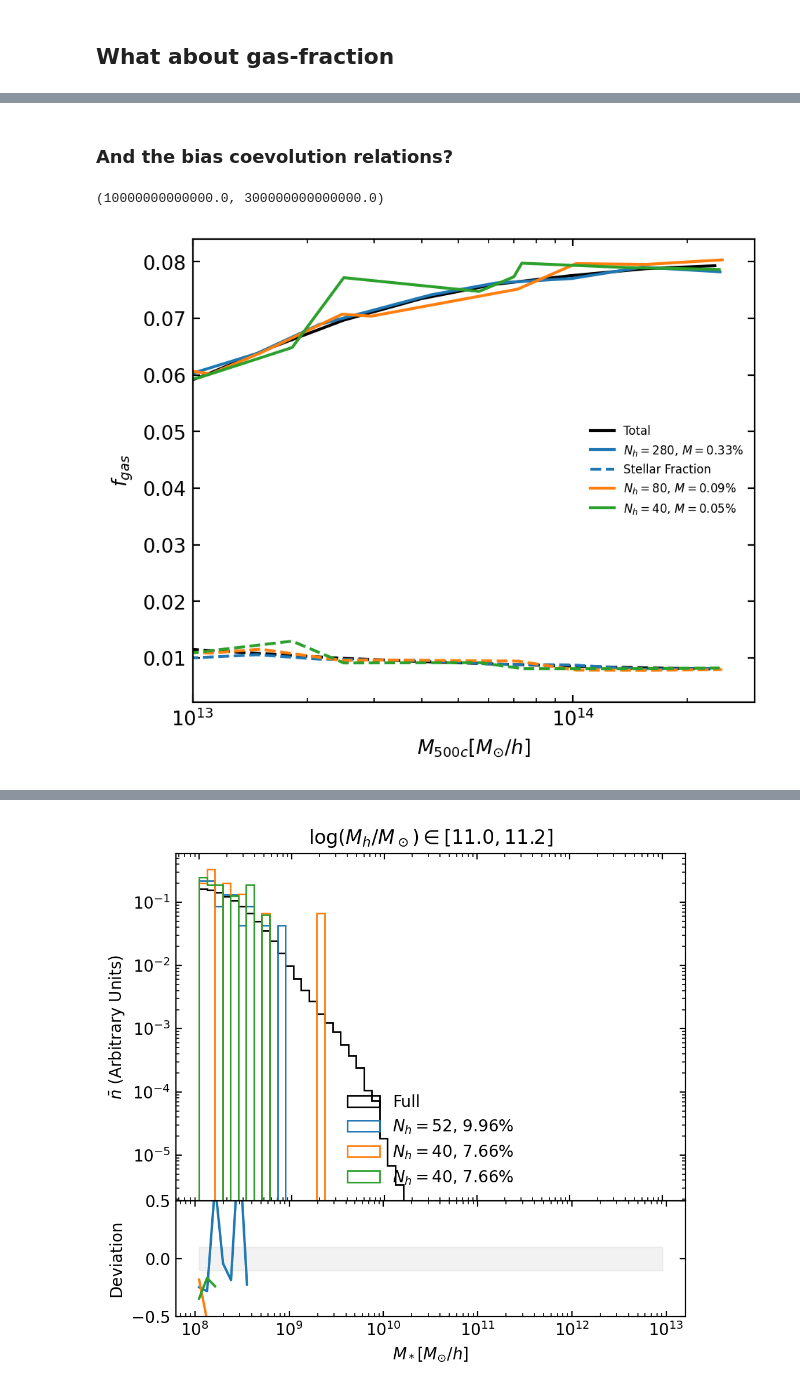
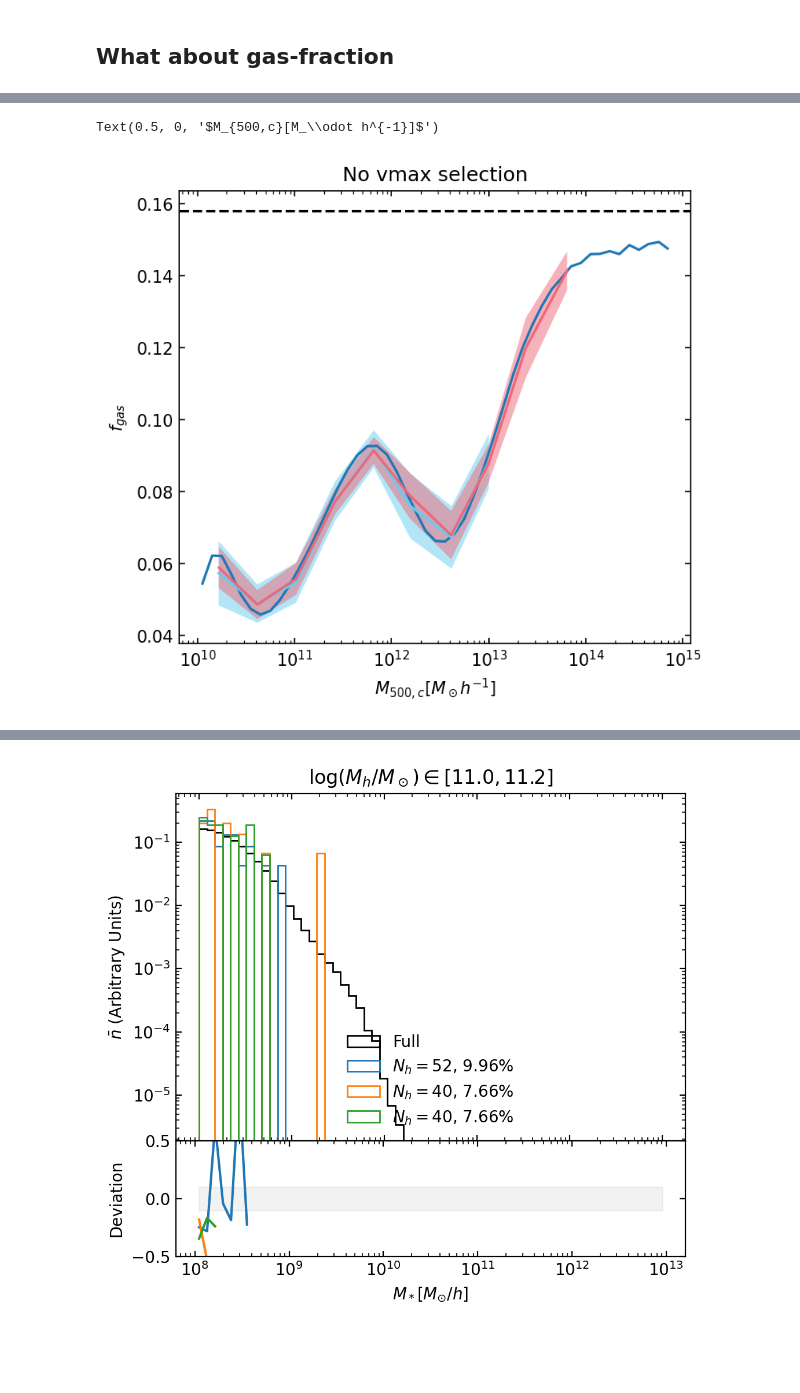
Before and after one commit to fgmaion/MTNG-resims, a Jupyter notebook: Notebooks/estimate_halo_number_DM-MTNG.ipynb, the cells around one changed output, grey strips where cells are left out. Cells and saved outputs as stored; diff of their text form; code cells hidden in the pictures; blank space fills up the shorter version.

```diff
--- a/Notebooks/estimate_halo_number_DM-MTNG.ipynb
+++ b/Notebooks/estimate_halo_number_DM-MTNG.ipynb
@@ -465,38 +427,0 @@ for s in range(len(sels)):
-# %% [markdown]
-### And the bias coevolution relations?
-# %%
-fig = plt.figure(dpi=200, figsize=(5,5.5))
-
-ax1=fig.add_axes((.1,.3,.8,.6))
-
-ax1.set_xscale('log')
-
-ax1.plot(m500c['total'], f_gas['total'], color='k', label='Total')
-ax1.plot(m500c['total'], f_stel['total'], color='k', ls='--')
-
-for s in range(1, len(sels)):
-    label='$N_h={:d}$, $M={:.2f}\%$'.format(n_sum[sels[s]], 100*m_sum[sels[s]]/M_tot/1e10)
-    ax1.plot(m500c[sels[s]], f_gas[sels[s]], color='C{:d}'.format(s-1), label=label)
-    if(s==1):
-        ax1.plot(m500c[sels[s]], f_stel[sels[s]], color='C{:d}'.format(s-1), ls='--', label='Stellar Fraction')
-    else:
-        ax1.plot(m500c[sels[s]], f_stel[sels[s]], color='C{:d}'.format(s-1), ls='--')
-
-ax1.legend(fontsize=6)
-
-ax1.set_ylabel('$f_{gas}$')
-ax1.set_xlabel('$M_{500c}[M_{\odot}/h]$')
-
-ax1.set_xlim(1e13, 3e14)
-
-# ax1.set_title('$\log(M_h/M_\odot) \in [{:.1f},{:.1f}]$'.format(mass_edges[m][0], mass_edges[m][1]))
-
-# ax2=fig.add_axes((.1,.1,.8,.2))
-
-# ax2.set_xscale('log')
-
-# ax2.set_ylabel('Deviation')
-# ax2.set_xlabel('$M_*[M_{\odot}/h]$')
-# %% [output]
-(10000000000000.0, 300000000000000.0)
-[figure, removed]
@@ -518,0 +428,3 @@ for m in range(mass_edges.shape[0]):
+# %%
+m500_bins = np.arange(10, 15, 0.1)
+m500_edges = np.array(list(zip(m500_bins[:-1], m500_bins[1:])))
@@ -518,0 +479,12 @@ for m in range(mass_edges.shape[0]):
+# %%
+mean_fgas = {}
+mean_fgas['2'] = np.mean(ens_fgas['2'], axis=0)
+mean_fgas['4'] = np.mean(ens_fgas['4'], axis=0)
+
+mean_m500 = {}
+mean_m500['2'] = np.mean(ens_m500['2'], axis=0)
+mean_m500['4'] = np.mean(ens_m500['4'], axis=0)
+
+err_fgas = {}
+err_fgas['2'] = np.std(ens_fgas['2'], axis=0)
+err_fgas['4'] = np.std(ens_fgas['4'], axis=0)
@@ -518,0 +503,23 @@ for m in range(mass_edges.shape[0]):
+# %%
+fgas_total = hydro_split.total_gas_frac(m500_edges=m500_edges, mass_edges=mass_edges)
+# %%
+fig, ax = plt.subplots(dpi=150, figsize=(5.5,5))
+
+ax.set_xscale('log')
+
+ax.plot(fgas_total['m500'], fgas_total['f_gas'])
+ax.plot(mean_m500['2'], mean_fgas['2'], color=colors[1])
+ax.plot(mean_m500['4'], mean_fgas['4'], color=colors[4])
+
+ax.fill_between(mean_m500['2'], mean_fgas['2']-err_fgas['2'], mean_fgas['2']+err_fgas['2'], color=colors[1], alpha=0.5, edgecolor=None)
+ax.fill_between(mean_m500['4'], mean_fgas['4']-err_fgas['4'], mean_fgas['4']+err_fgas['4'], color=colors[4], alpha=0.5, edgecolor=None)
+
+ax.axhline(0.158, color='k', ls='--')
+
+ax.set_title('No vmax selection')
+
+ax.set_ylabel('$f_{gas}$')
+ax.set_xlabel('$M_{500,c}[M_\\odot h^{-1}]$')
+# %% [output]
+Text(0.5, 0, '$M_{500,c}[M_\\odot h^{-1}]$')
+[figure, added]
```
Also changed, not shown: parts of 68 cells of this notebook, 1 other file.
